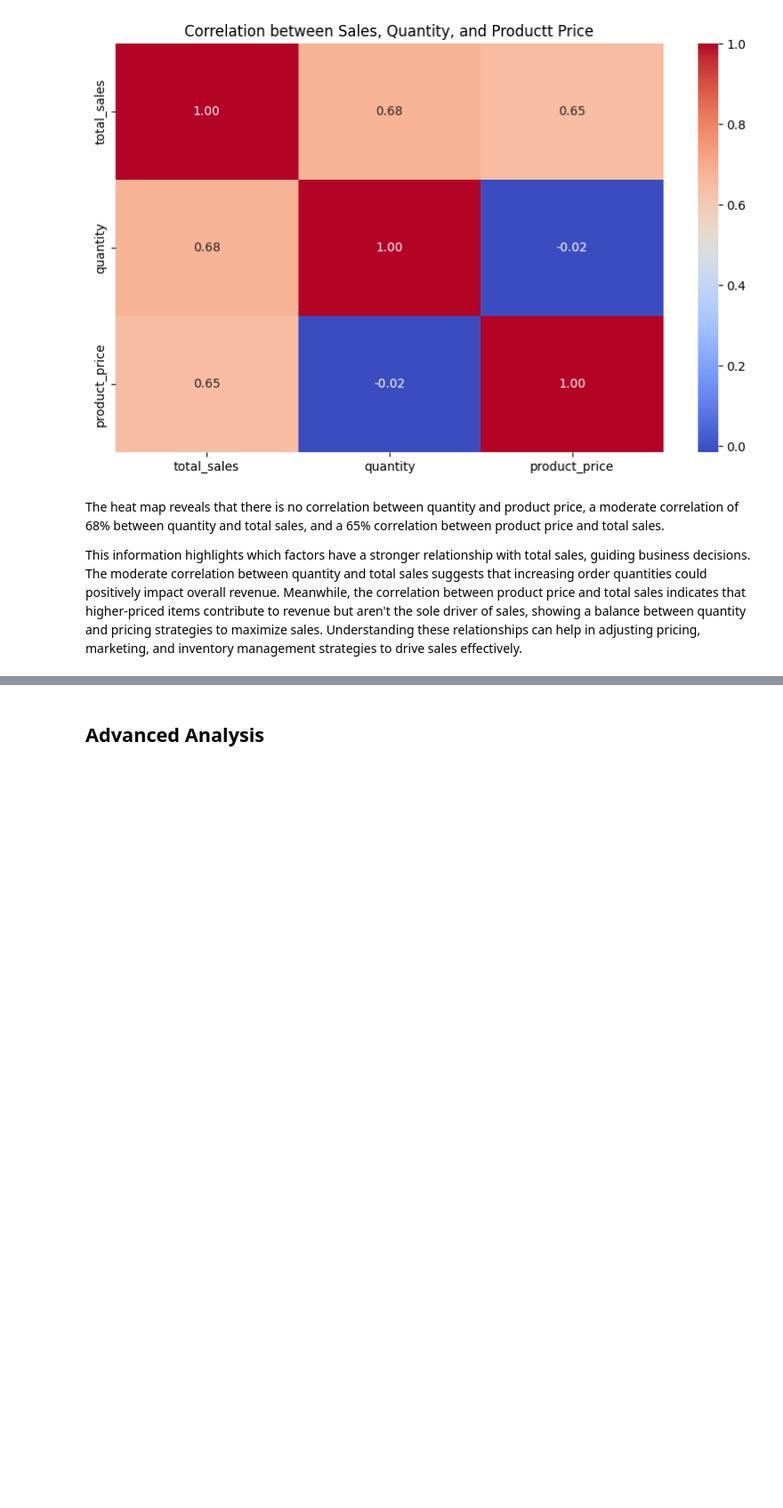
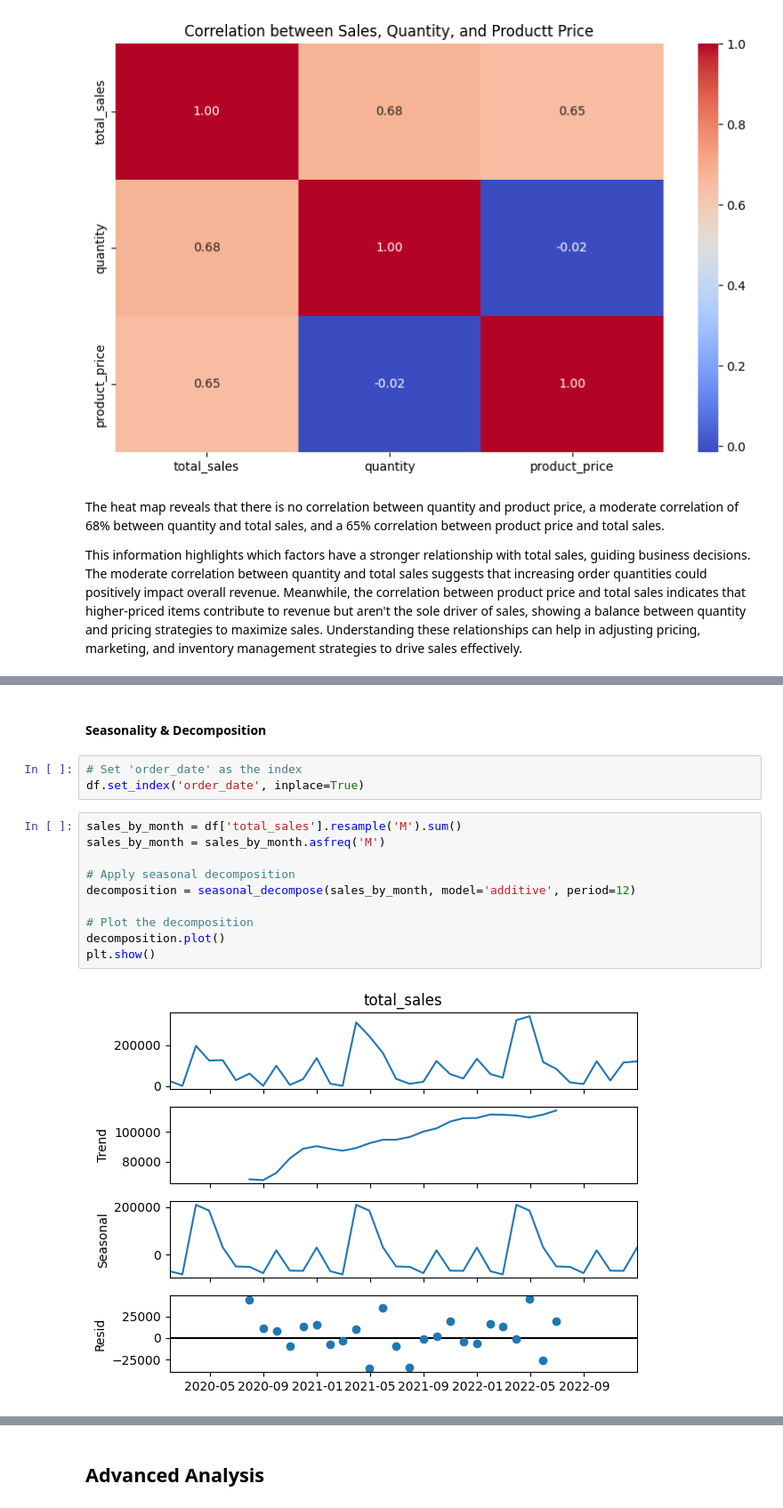
Before and after one commit to EGichuhi/Eunice-portfolio, a Jupyter notebook: ecomm_summary.ipynb, the cells around one changed output, grey strips where cells are left out. Shown at 89% size. Saved outputs shown, nothing was run; the diff lists cells and outputs as text; blank space fills up the shorter version.

```diff
--- a/ecomm_summary.ipynb
+++ b/ecomm_summary.ipynb
@@ -371,0 +431,17 @@ This information highlights which factors have a stronger relationship with tota
+# %% [markdown]
+#### Seasonality & Decomposition
+# %%
+# Set 'order_date' as the index
+df.set_index('order_date', inplace=True)
+# %%
+sales_by_month = df['total_sales'].resample('M').sum()
+sales_by_month = sales_by_month.asfreq('M')
+
+# Apply seasonal decomposition
+decomposition = seasonal_decompose(sales_by_month, model='additive', period=12)
+
+# Plot the decomposition
+decomposition.plot()
+plt.show()
+# %% [output]
+[figure, added]
```
Also changed, not shown: parts of 48 cells of this notebook.
